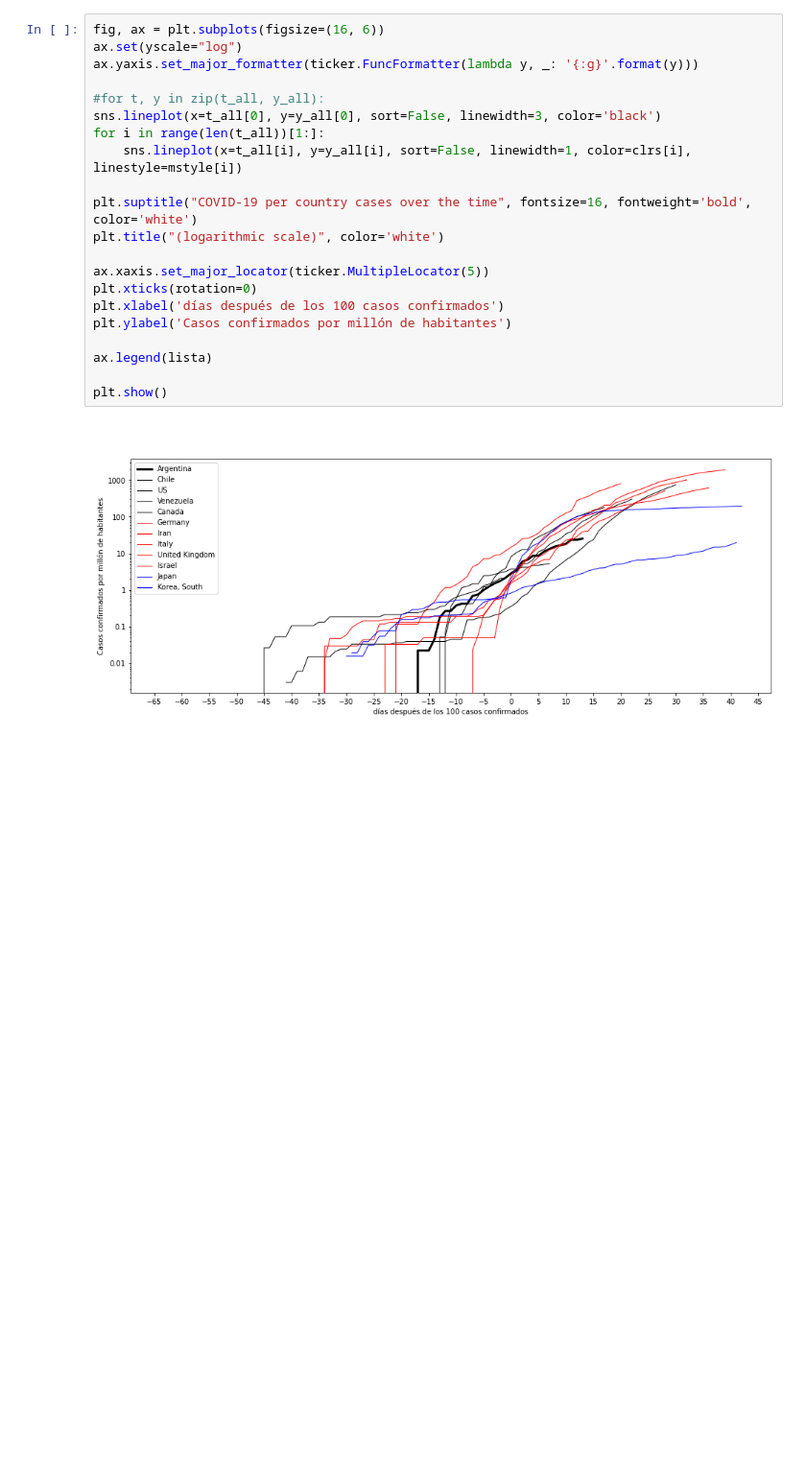
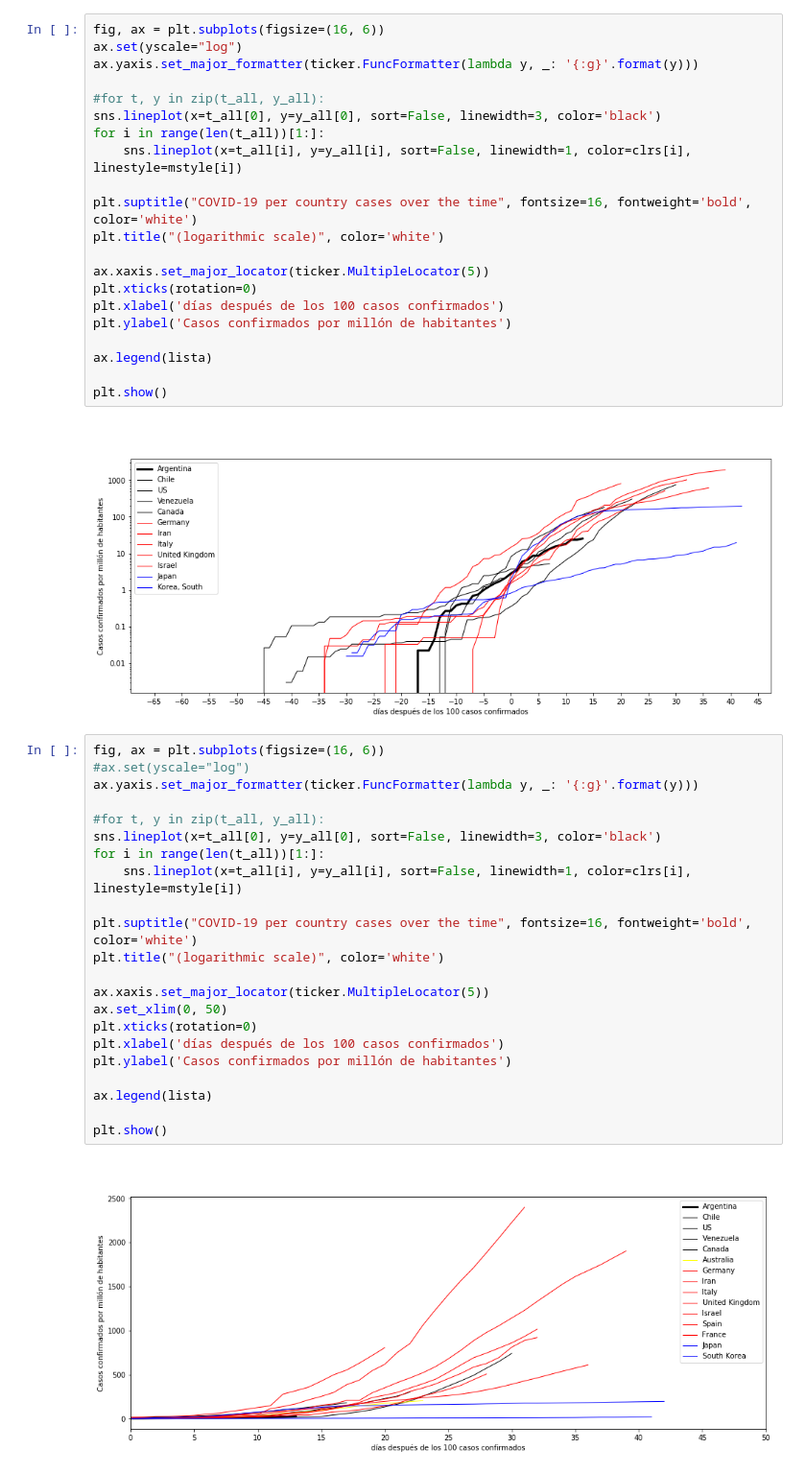
Before and after one commit to ivco19/countries, a Jupyter notebook: ntb/compare_countries.ipynb, the cells around one changed output. Shown at 96% size. Saved outputs shown, nothing was run; the diff lists cells and outputs as text; blank space fills up the shorter version.

```diff
--- a/ntb/compare_countries.ipynb
+++ b/ntb/compare_countries.ipynb
@@ -237,3 +237,27 @@ ax.legend(lista)
 plt.show()
 # %% [output]
 [figure]
+# %%
+fig, ax = plt.subplots(figsize=(16, 6))
+#ax.set(yscale="log")
+ax.yaxis.set_major_formatter(ticker.FuncFormatter(lambda y, _: '{:g}'.format(y)))
+
+#for t, y in zip(t_all, y_all):
+sns.lineplot(x=t_all[0], y=y_all[0], sort=False, linewidth=3, color='black')
+for i in range(len(t_all))[1:]:
+    sns.lineplot(x=t_all[i], y=y_all[i], sort=False, linewidth=1, color=clrs[i], linestyle=mstyle[i])
+
+plt.suptitle("COVID-19 per country cases over the time", fontsize=16, fontweight='bold', color='white')
+plt.title("(logarithmic scale)", color='white')
+
+ax.xaxis.set_major_locator(ticker.MultipleLocator(5))
+ax.set_xlim(0, 50)
+plt.xticks(rotation=0)
+plt.xlabel('días después de los 100 casos confirmados')
+plt.ylabel('Casos confirmados por millón de habitantes')
+
+ax.legend(lista)
+
+plt.show()
+# %% [output]
+[figure, added]
```
Also changed, not shown: 6 other files.
